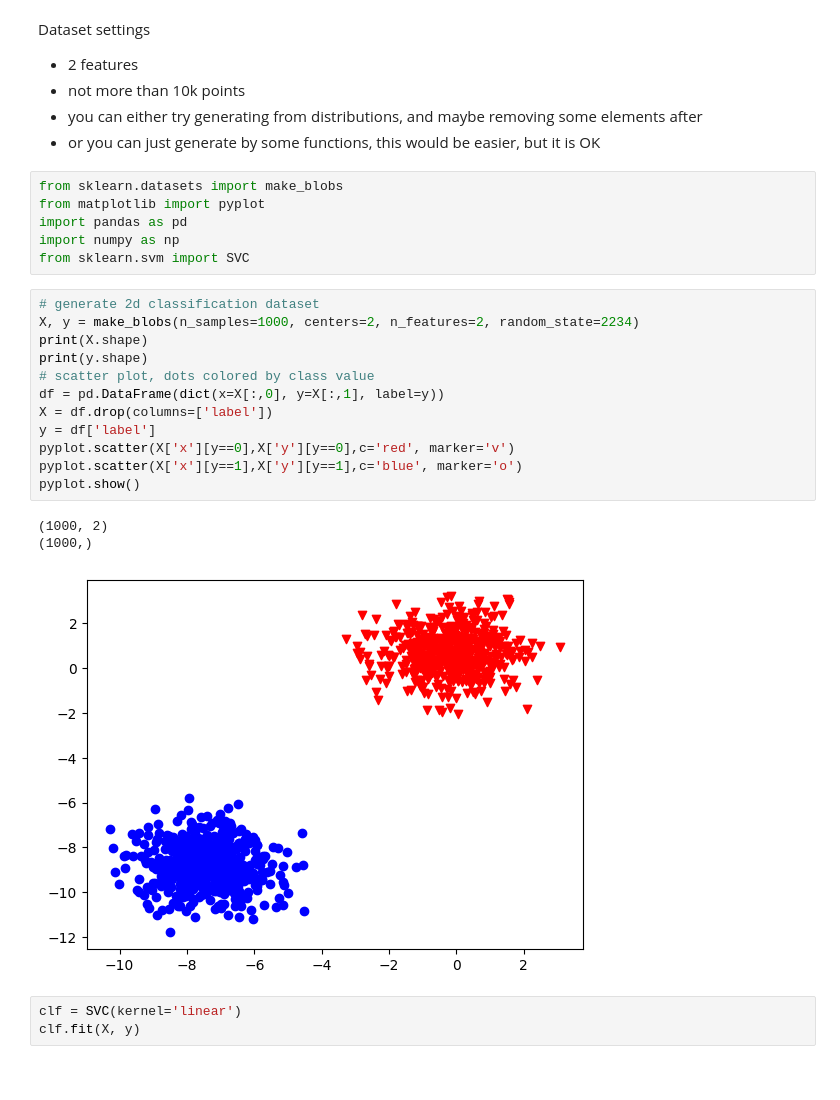
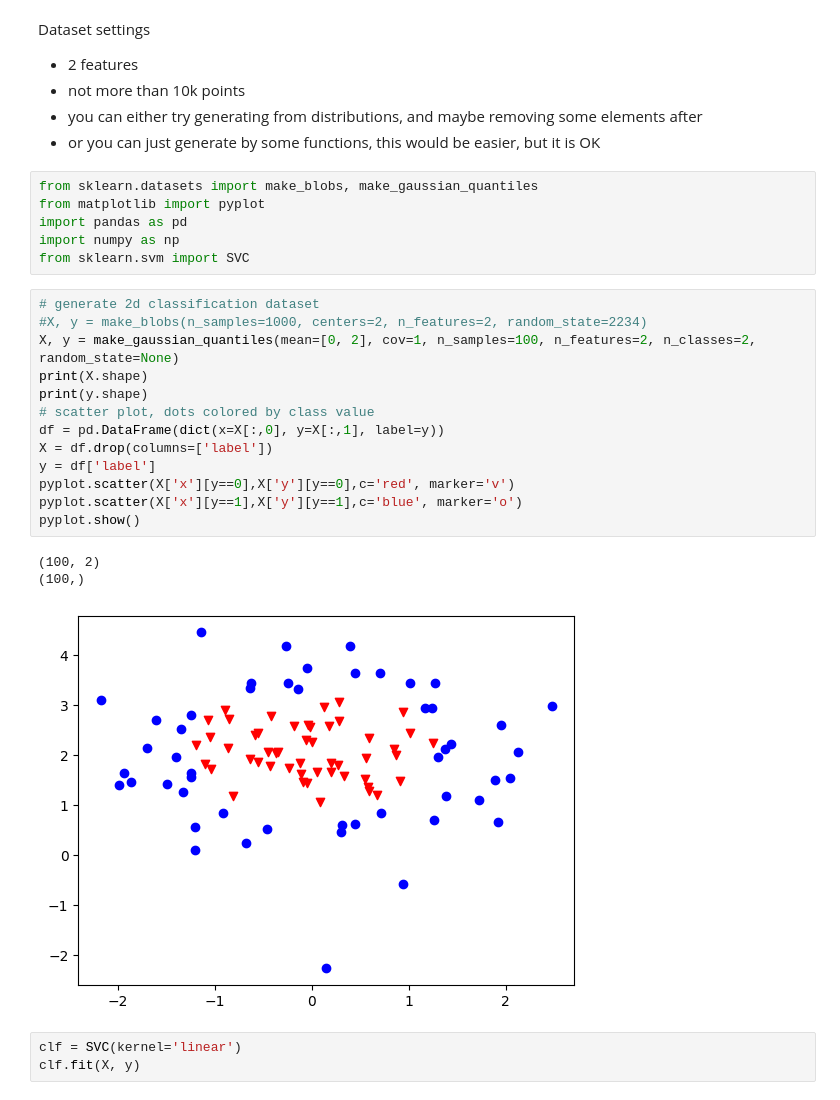
Before and after one commit to levonsg/Advanced_ML, a Jupyter notebook: Homework/07_04_23/SVM-Homework.ipynb, the cells around one changed output. Cells and saved outputs as stored; diff of their text form.

```diff
--- a/Homework/07_04_23/SVM-Homework.ipynb
+++ b/Homework/07_04_23/SVM-Homework.ipynb
@@ -11,27 +11,28 @@ Dataset settings
 - you can either try generating from distributions, and maybe removing some elements after
 - or you can just generate by some functions, this would be easier, but it is OK
 # %%
-from sklearn.datasets import make_blobs
+from sklearn.datasets import make_blobs, make_gaussian_quantiles
 from matplotlib import pyplot
 import pandas as pd
 import numpy as np
 from sklearn.svm import SVC
 # %%
 # generate 2d classification dataset
-X, y = make_blobs(n_samples=1000, centers=2, n_features=2, random_state=2234)
+#X, y = make_blobs(n_samples=1000, centers=2, n_features=2, random_state=2234)
+X, y = make_gaussian_quantiles(mean=[0, 2], cov=1, n_samples=100, n_features=2, n_classes=2, random_state=None)
 print(X.shape)
 print(y.shape)
 # scatter plot, dots colored by class value
 df = pd.DataFrame(dict(x=X[:,0], y=X[:,1], label=y))
 X = df.drop(columns=['label'])
 y = df['label']
 pyplot.scatter(X['x'][y==0],X['y'][y==0],c='red', marker='v')
 pyplot.scatter(X['x'][y==1],X['y'][y==1],c='blue', marker='o')
 pyplot.show()
 # %% [output]
-(1000, 2)
-(1000,)
+(100, 2)
+(100,)
-[figure, old version]
+[figure, new version]
 # %%
 clf = SVC(kernel='linear')
 clf.fit(X, y)
```
Also changed, not shown: parts of 8 cells of this notebook, 1 other file.
